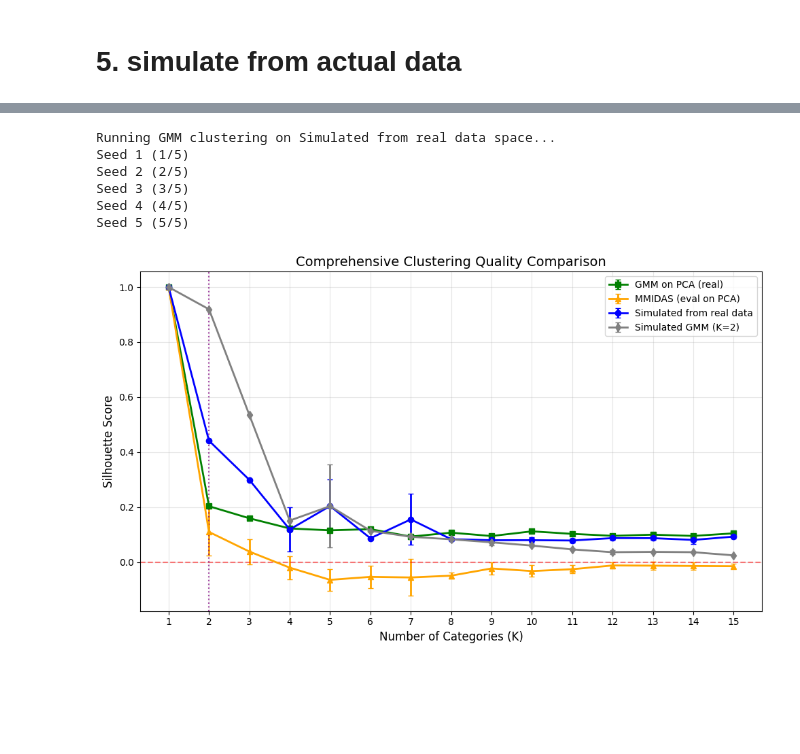
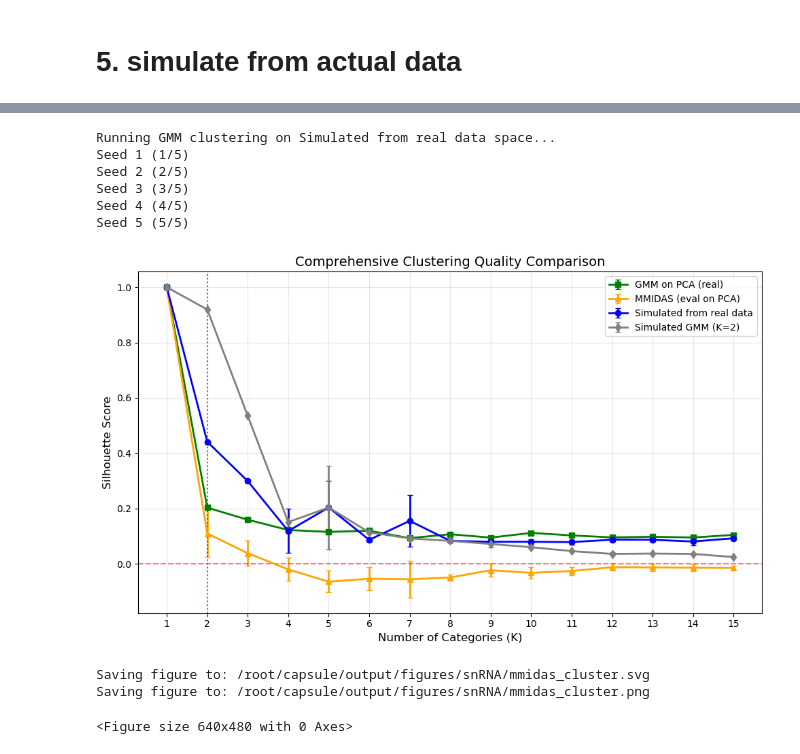
Before and after one commit to ShuonanChen/LCNE_transcriptomics, a Jupyter notebook: notebooks/snRNA/continuum_analayis.ipynb, the cells around one changed output, grey strips where cells are left out. Drawn from its saved outputs; the diff is of its cells as text; code cells hidden in the pictures; blank space fills up the shorter version.

Commit message:
edit the path

```diff
--- a/notebooks/snRNA/continuum_analayis.ipynb
+++ b/notebooks/snRNA/continuum_analayis.ipynb
@@ -143,7 +140,7 @@ Seed 5 (5/5)
 # 3. MMIDAS
 - get the results from saved pickle. refer mmidas code for how to generate those data
 # %%
-mmidas_res_path = "/home/shuonan.chen/scratch_shuonan/code/LCNE_transcriptomics/data/snRNA/all_mmidas_outcome_11.pkl"
+mmidas_res_path = SNRNA_DATA_DIR+"/all_mmidas_outcome_11.pkl"
 all_results = pkl.load(open(mmidas_res_path, 'rb'))
 
 def process_mmidas_results(all_results, eval_space, space_name):
@@ -354,31 +349,35 @@ plt.figure(figsize=(10, 6))
 
 # Real data methods
 plt.errorbar(x_pos, mean_pca, yerr=std_pca, marker='s',
              label='GMM on PCA (real)', linewidth=2, capsize=3, color='green')
 plt.errorbar(x_pos, mmidas_pca_mean, yerr=mmidas_pca_std, marker='^',
              label='MMIDAS (eval on PCA)', linewidth=2, capsize=3, color='orange')
 
 # Simulated data methods
 plt.errorbar(x_pos, mean_sim_real, yerr=std_sim_real, marker='o',
              label='Simulated from real data', linewidth=2, capsize=3, color='blue')
 plt.errorbar(x_pos, mean_sim, yerr=std_sim, marker='d',
              label=f'Simulated GMM (K={gt_k})', linewidth=2, capsize=3, color='gray')
 
 plt.xlabel('Number of Categories (K)', fontsize=12)
 plt.ylabel('Silhouette Score', fontsize=12)
 plt.title('Comprehensive Clustering Quality Comparison', fontsize=14)
 plt.xticks(x_pos, K_range)
 plt.legend()
 plt.grid(True, alpha=0.3)
 plt.axhline(y=0, color='red', linestyle='--', alpha=0.5, label='Zero baseline')
 plt.axvline(x=gt_k-1, color='purple', linestyle=':', alpha=0.7, label=f'True K={gt_k}')
 plt.tight_layout()
 plt.show()
+save_figure('mmidas_cluster')
 # %% [output]
 Running GMM clustering on Simulated from real data space...
 Seed 1 (1/5)
 Seed 2 (2/5)
 Seed 3 (3/5)
 Seed 4 (4/5)
 Seed 5 (5/5)
-[figure, old version]
+[figure, new version]
+Saving figure to: /root/capsule/output/figures/snRNA/mmidas_cluster.svg
+Saving figure to: /root/capsule/output/figures/snRNA/mmidas_cluster.png
+<Figure size 640x480 with 0 Axes>
```
Also changed, not shown: parts of 5 cells of this notebook.
